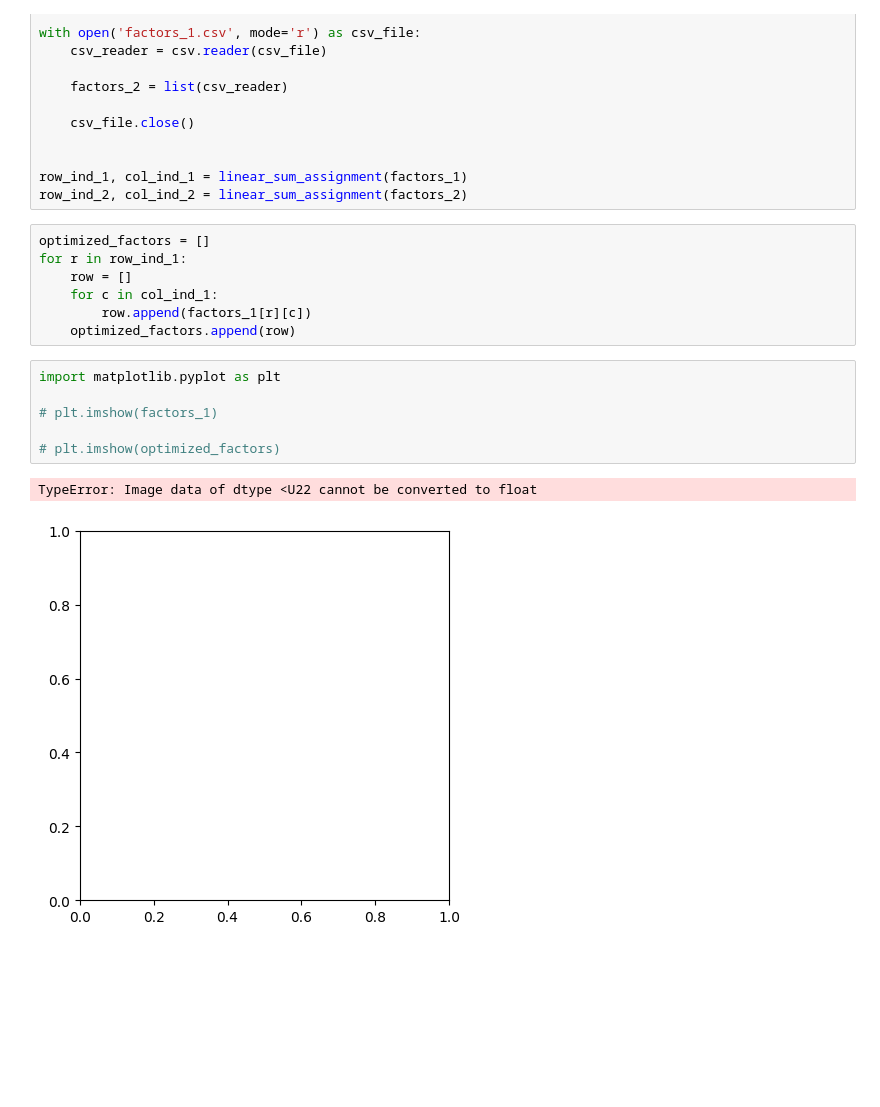
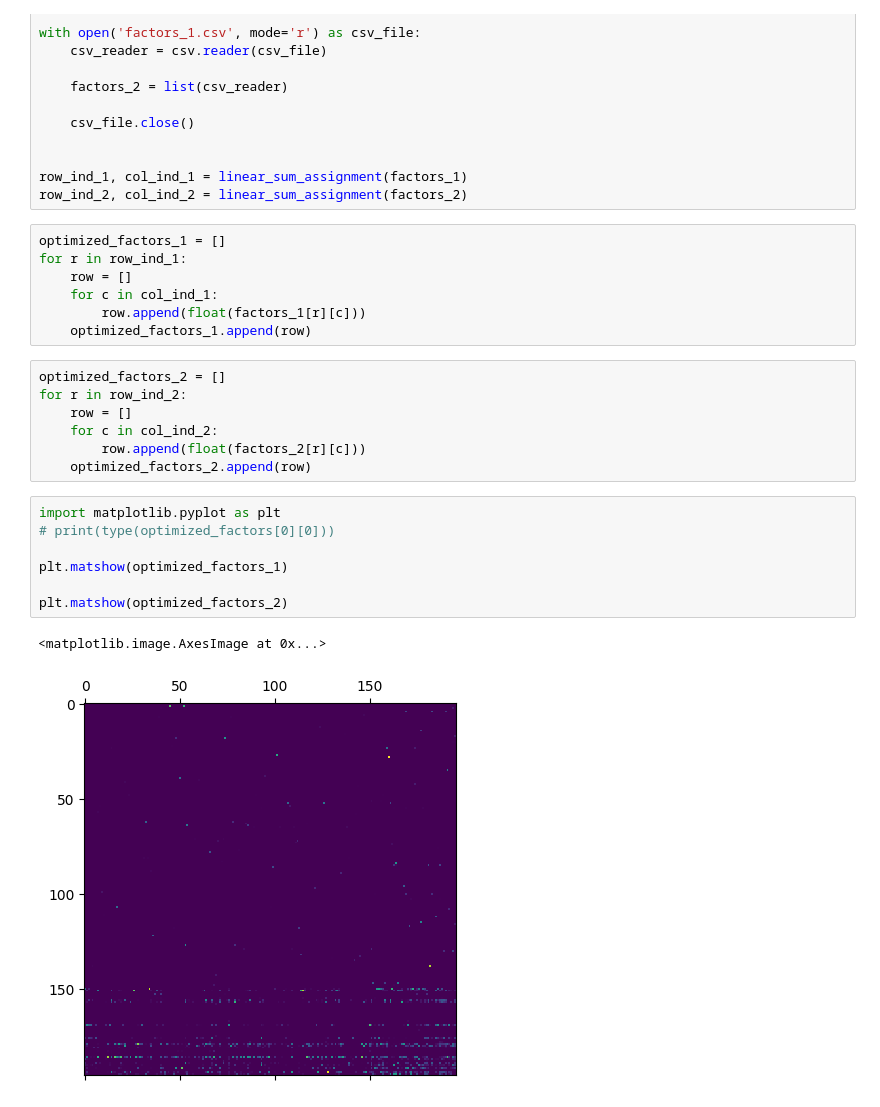
Before and after one commit to HMC-Clinic-MSKCC-22-23/spectra-gpu, a Jupyter notebook: benchmarking/comparing_runs.ipynb, the cells around one changed output. Cells and saved outputs as stored; diff of their text form; blank space fills up the shorter version.

Commit message:
graphed optimized results from two runs

```diff
--- a/benchmarking/comparing_runs.ipynb
+++ b/benchmarking/comparing_runs.ipynb
@@ -30,18 +30,26 @@ with open('factors_1.csv', mode='r') as csv_file:
 row_ind_1, col_ind_1 = linear_sum_assignment(factors_1)
 row_ind_2, col_ind_2 = linear_sum_assignment(factors_2)
 # %%
-optimized_factors = []
+optimized_factors_1 = []
 for r in row_ind_1:
     row = []
     for c in col_ind_1:
-        row.append(factors_1[r][c])
-    optimized_factors.append(row)
+        row.append(float(factors_1[r][c]))
+    optimized_factors_1.append(row)
+# %%
+optimized_factors_2 = []
+for r in row_ind_2:
+    row = []
+    for c in col_ind_2:
+        row.append(float(factors_2[r][c]))
+    optimized_factors_2.append(row)
 # %%
 import matplotlib.pyplot as plt
+# print(type(optimized_factors[0][0]))
 
-# plt.imshow(factors_1)
+plt.matshow(optimized_factors_1)
 
-# plt.imshow(optimized_factors)
+plt.matshow(optimized_factors_2)
 # %% [output]
-TypeError: Image data of dtype <U22 cannot be converted to float
+<matplotlib.image.AxesImage at 0x...>
-[figure, old version]
+[figure, new version]
```
Also changed, not shown: parts of 1 cell of this notebook.
